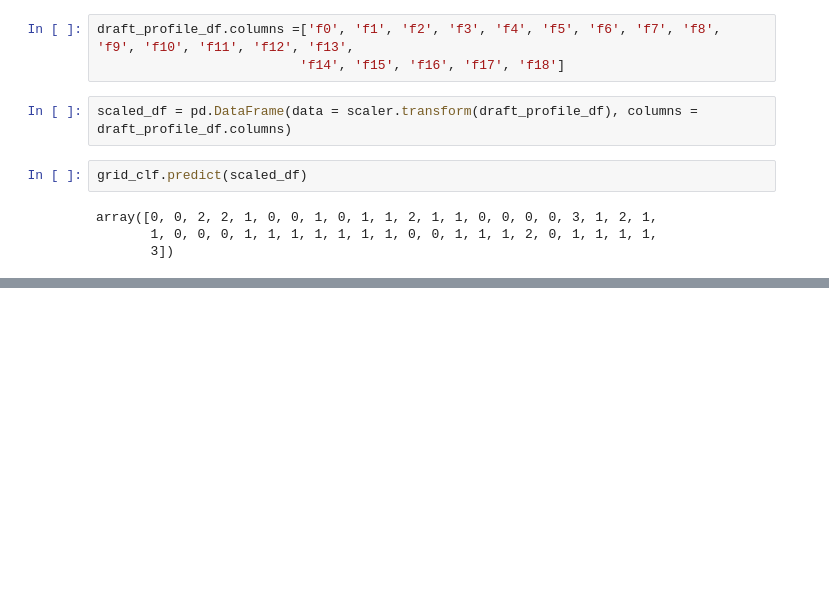
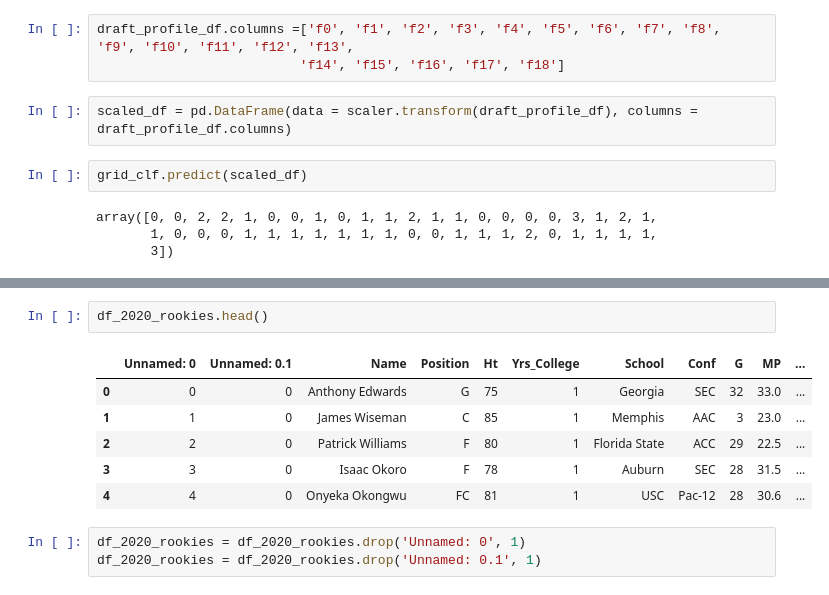
Before and after one commit to KenHoffman95/Mod-5-Capstone-Project, a Jupyter notebook: EDA and Modeling.ipynb, the cells around one changed output, grey strips where cells are left out. Saved outputs shown, nothing was run; the diff lists cells and outputs as text; blank space fills up the shorter version.

```diff
--- a/EDA and Modeling.ipynb
+++ b/EDA and Modeling.ipynb
@@ -942,0 +949,12 @@ df_2018_rookies.head(45)
+# %%
+df_2020_rookies.head()
+# %% [output]
+|  | Unnamed: 0 | Unnamed: 0.1 | Name | Position | Ht | Yrs_College | School | Conf | G | MP | ... |
+| 0 | 0 | 0 | Anthony Edwards | G | 75 | 1 | Georgia | SEC | 32 | 33.0 | ... |
+| 1 | 1 | 0 | James Wiseman | C | 85 | 1 | Memphis | AAC | 3 | 23.0 | ... |
+| 2 | 2 | 0 | Patrick Williams | F | 80 | 1 | Florida State | ACC | 29 | 22.5 | ... |
+| 3 | 3 | 0 | Isaac Okoro | F | 78 | 1 | Auburn | SEC | 28 | 31.5 | ... |
+| 4 | 4 | 0 | Onyeka Okongwu | FC | 81 | 1 | USC | Pac-12 | 28 | 30.6 | ... |
+# %%
+df_2020_rookies = df_2020_rookies.drop('Unnamed: 0', 1)
+df_2020_rookies = df_2020_rookies.drop('Unnamed: 0.1', 1)
```
Also changed, not shown: parts of 23 cells of this notebook.
